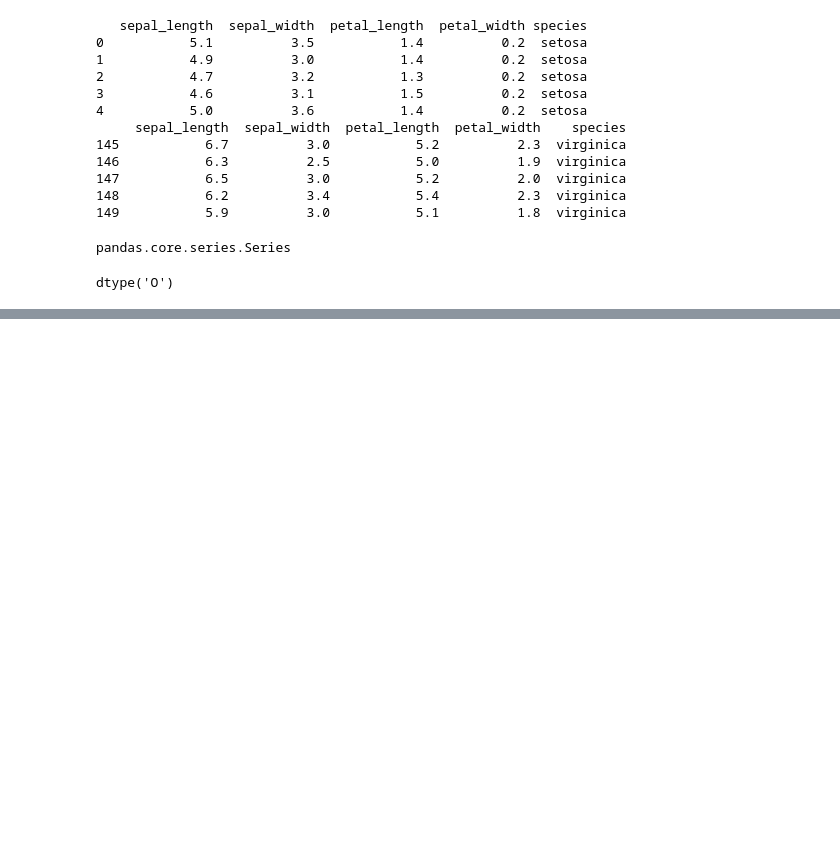
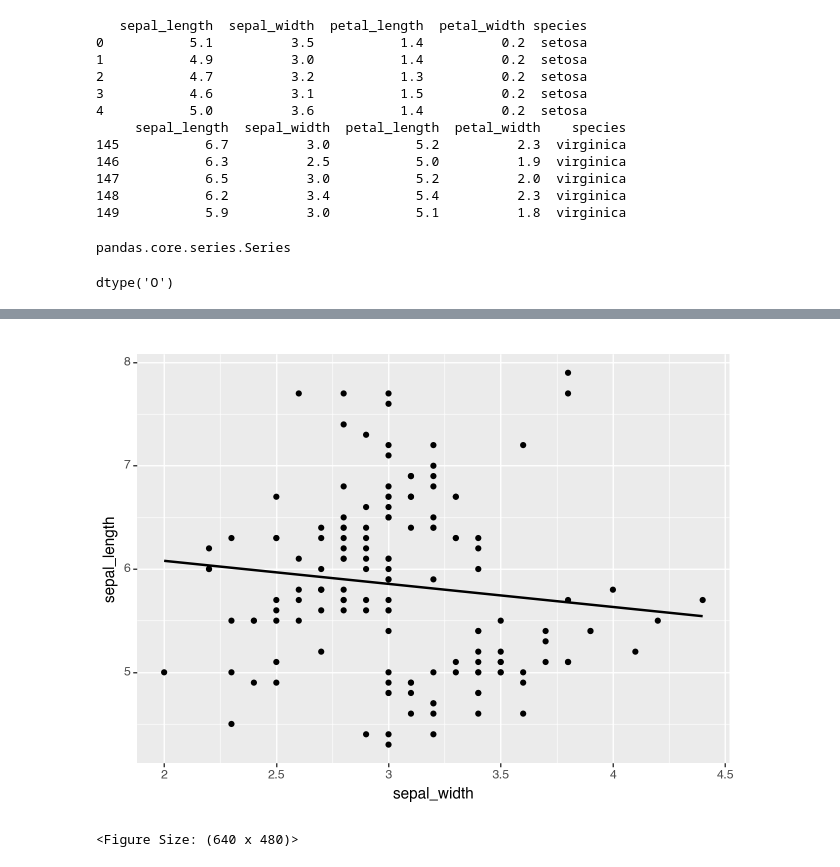
Before and after one commit to Tommylee1013/BusinessAnalytics, a Jupyter notebook: Data Touring/Data Touring_python.ipynb, the cells around one changed output, grey strips where cells are left out. Cells and saved outputs as stored; diff of their text form; code cells hidden in the pictures; blank space fills up the shorter version.

```diff
--- a/Data Touring/Data Touring_python.ipynb
+++ b/Data Touring/Data Touring_python.ipynb
@@ -115,0 +169,7 @@ dtype('O')
+# %%
+(ggplot(iris) +
+ geom_point(aes('sepal_width', 'sepal_length')) +
+ geom_smooth(aes('sepal_width', 'sepal_length'), method = 'lm', se = False))
+# %% [output]
+[figure, added]
+<Figure Size: (640 x 480)>
```
Also changed, not shown: parts of 21 cells of this notebook, 1 other file.
